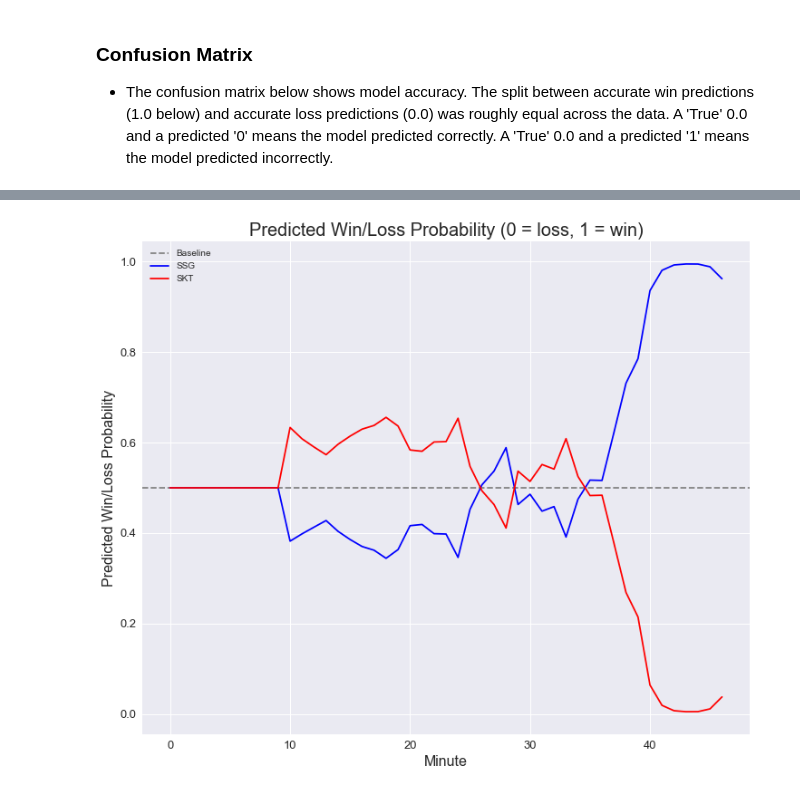
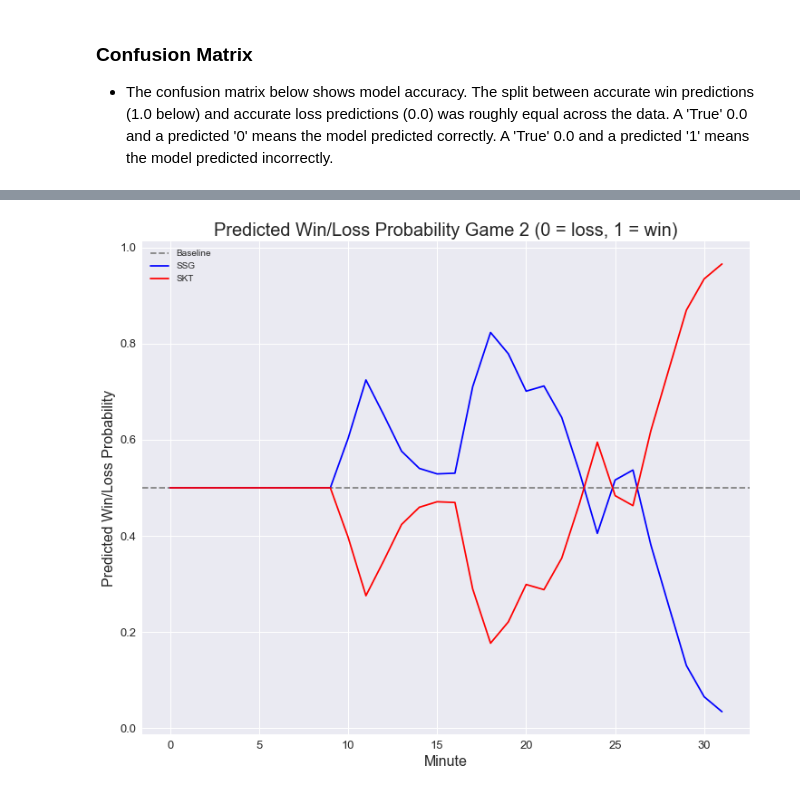
Before and after one commit to MPhillips55/Capstone_Project_2_League_of_Legends, a Jupyter notebook: Machine_Learning/LSTM_NN_to_predict_lol.ipynb, the cells around one changed output, grey strips where cells are left out. Cells and saved outputs as stored; diff of their text form; code cells hidden in the pictures.

```diff
--- a/Machine_Learning/LSTM_NN_to_predict_lol.ipynb
+++ b/Machine_Learning/LSTM_NN_to_predict_lol.ipynb
@@ -85,7 +101,8 @@ loss = []
 acc = []
 
 for i in range(50):
-    history = model.fit(X_train[:-64],y_train[:-64],batch_size=4705,shuffle=False,epochs=1,verbose=0)
+    history = model.fit(X_train[:-64],y_train[:-64],batch_size=4705,
+                        shuffle=False,epochs=1,verbose=0)
     loss.append(history.history['loss'])
     acc.append(history.history['acc'])
     model.reset_states()
@@ -249,16 +332,32 @@ for i in range(10):
 # %%
+# predict red teams win probabilities
+skt = model2.predict(xg2b,batch_size=batch_size_single_game)
+
+# blue teams probabilities is 1 minus red probability
+ssg = 1 - skt
+
+# reformat for plot
+# pad with 50% probability for first 10 minutes
+ssg = ssg.ravel().tolist()
+for i in range(10):
+    ssg.insert(0,0.5)
+
+skt = skt.ravel().tolist()
+for i in range(10):
+    skt.insert(0,0.5)
+
 # create/format plot for predicted probabilities
 # Game 4 of 2016 Championship
 fig, ax = plt.subplots()
 fig.set_size_inches(12, 10)
 plt.axhline(y=0.5,label='Baseline', linestyle='--',color='gray')
 plt.plot(ssg, color='b',label='SSG')
 plt.plot(skt, color='r',label='SKT');
-plt.title("Predicted Win/Loss Probability (0 = loss, 1 = win)",fontsize=20)
+plt.title("Predicted Win/Loss Probability Game 2 (0 = loss, 1 = win)",fontsize=20)
 plt.yticks(fontsize=13)
 plt.xticks(fontsize=13)
 plt.xlabel("Minute", fontsize=16)
 plt.legend()
 plt.ylabel("Predicted Win/Loss Probability", fontsize=16);
 # %% [output]
-[figure, old version]
+[figure, new version]
```
Also changed, not shown: parts of 52 cells of this notebook.
